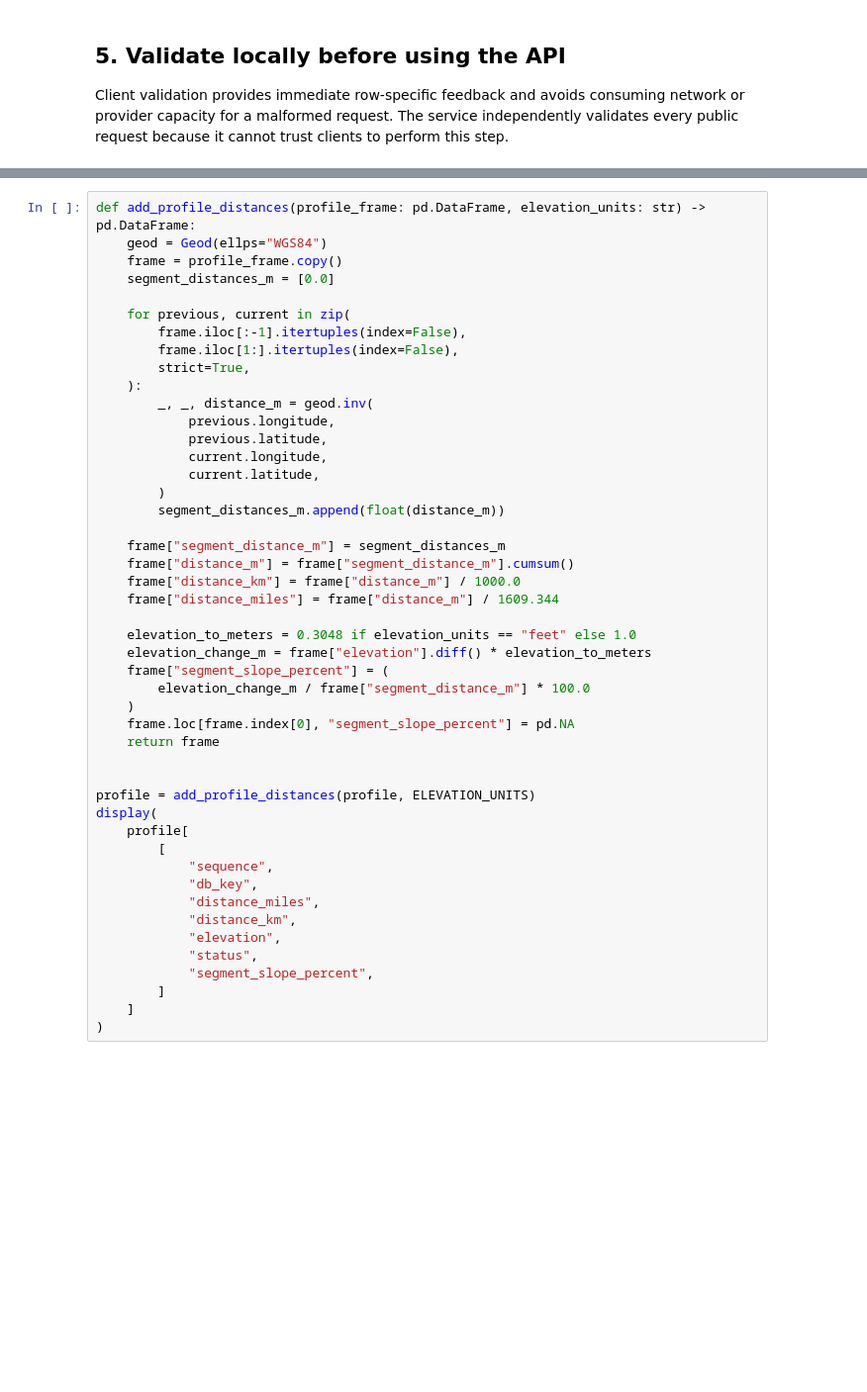
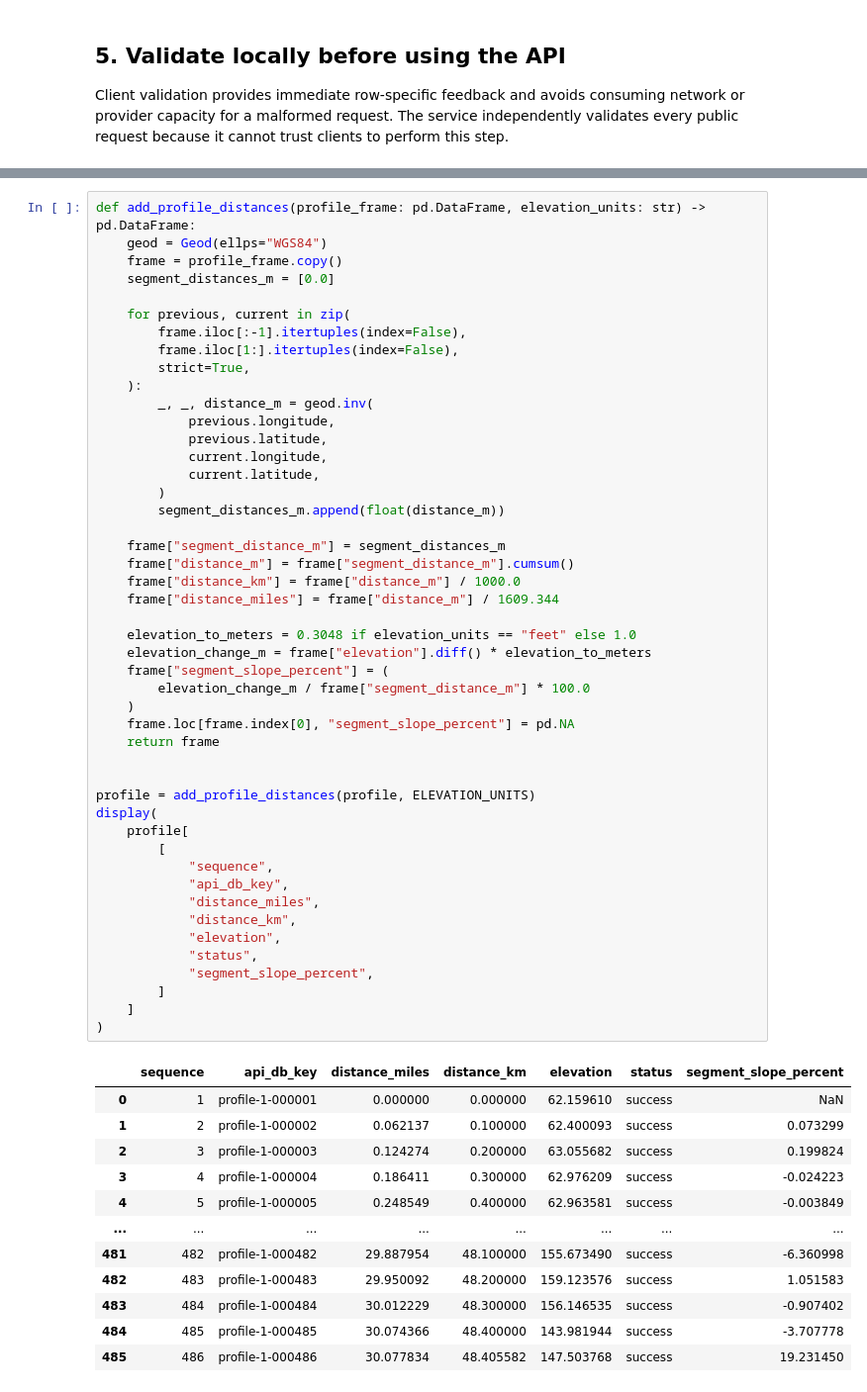
Before and after one commit to lesterw53679/lcg-usgs-3dep-elevation-service, a Jupyter notebook: notebooks/topographic_profile.ipynb, the cells around one changed output, grey strips where cells are left out. Shown at 99% size. Saved outputs shown, nothing was run; the diff lists cells and outputs as text; blank space fills up the shorter version.

```diff
--- a/notebooks/topographic_profile.ipynb
+++ b/notebooks/topographic_profile.ipynb
@@ -279,31 +551,44 @@ def add_profile_distances(profile_frame: pd.DataFrame, elevation_units: str) ->
         )
         segment_distances_m.append(float(distance_m))
 
     frame["segment_distance_m"] = segment_distances_m
     frame["distance_m"] = frame["segment_distance_m"].cumsum()
     frame["distance_km"] = frame["distance_m"] / 1000.0
     frame["distance_miles"] = frame["distance_m"] / 1609.344
 
     elevation_to_meters = 0.3048 if elevation_units == "feet" else 1.0
     elevation_change_m = frame["elevation"].diff() * elevation_to_meters
     frame["segment_slope_percent"] = (
         elevation_change_m / frame["segment_distance_m"] * 100.0
     )
     frame.loc[frame.index[0], "segment_slope_percent"] = pd.NA
     return frame
 
 
 profile = add_profile_distances(profile, ELEVATION_UNITS)
 display(
     profile[
         [
             "sequence",
-            "db_key",
+            "api_db_key",
             "distance_miles",
             "distance_km",
             "elevation",
             "status",
             "segment_slope_percent",
         ]
     ]
 )
+# %% [output]
+|  | sequence | api_db_key | distance_miles | distance_km | elevation | status | segment_slope_percent |
+| 0 | 1 | profile-1-000001 | 0.000000 | 0.000000 | 62.159610 | success | NaN |
+| 1 | 2 | profile-1-000002 | 0.062137 | 0.100000 | 62.400093 | success | 0.073299 |
+| 2 | 3 | profile-1-000003 | 0.124274 | 0.200000 | 63.055682 | success | 0.199824 |
+| 3 | 4 | profile-1-000004 | 0.186411 | 0.300000 | 62.976209 | success | -0.024223 |
+| 4 | 5 | profile-1-000005 | 0.248549 | 0.400000 | 62.963581 | success | -0.003849 |
+| ... | ... | ... | ... | ... | ... | ... | ... |
+| 481 | 482 | profile-1-000482 | 29.887954 | 48.100000 | 155.673490 | success | -6.360998 |
+| 482 | 483 | profile-1-000483 | 29.950092 | 48.200000 | 159.123576 | success | 1.051583 |
+| 483 | 484 | profile-1-000484 | 30.012229 | 48.300000 | 156.146535 | success | -0.907402 |
+| 484 | 485 | profile-1-000485 | 30.074366 | 48.400000 | 143.981944 | success | -3.707778 |
+| 485 | 486 | profile-1-000486 | 30.077834 | 48.405582 | 147.503768 | success | 19.231450 |
```
Also changed, not shown: parts of 22 cells of this notebook, 1 other file.
